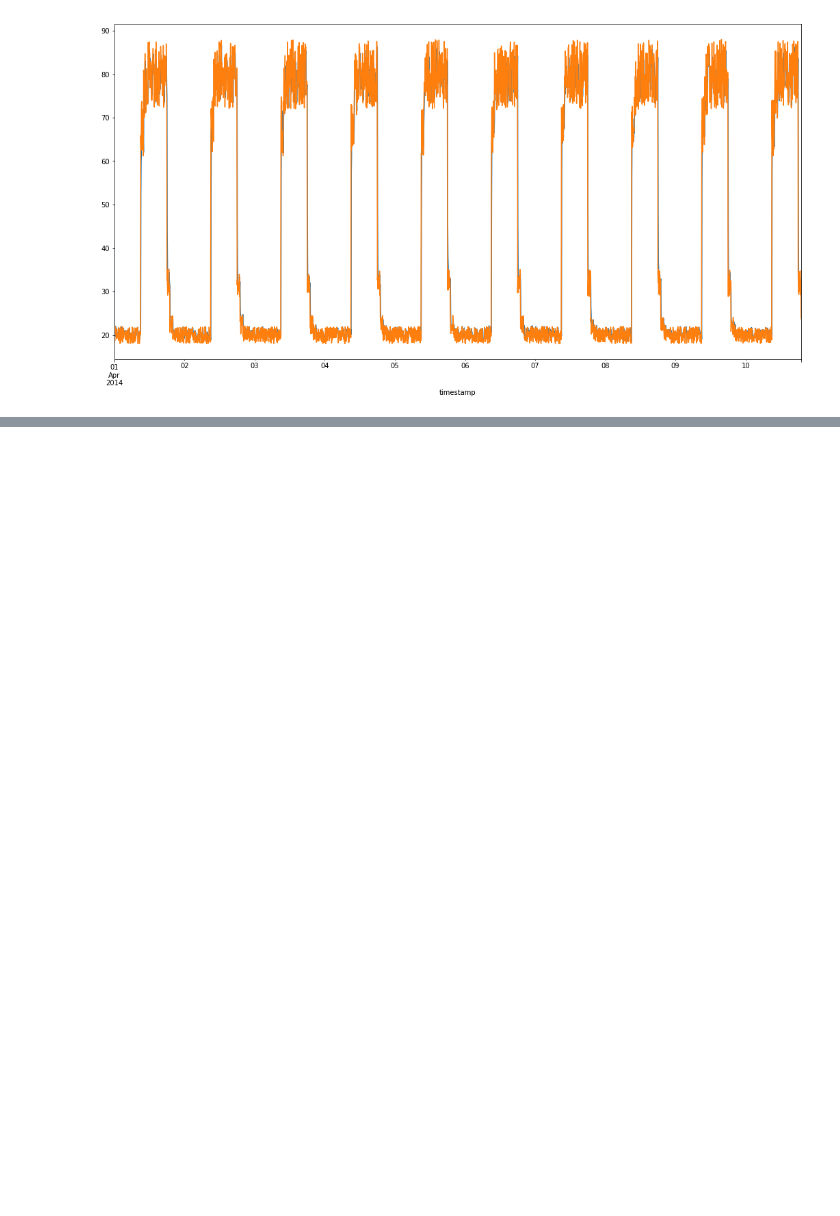
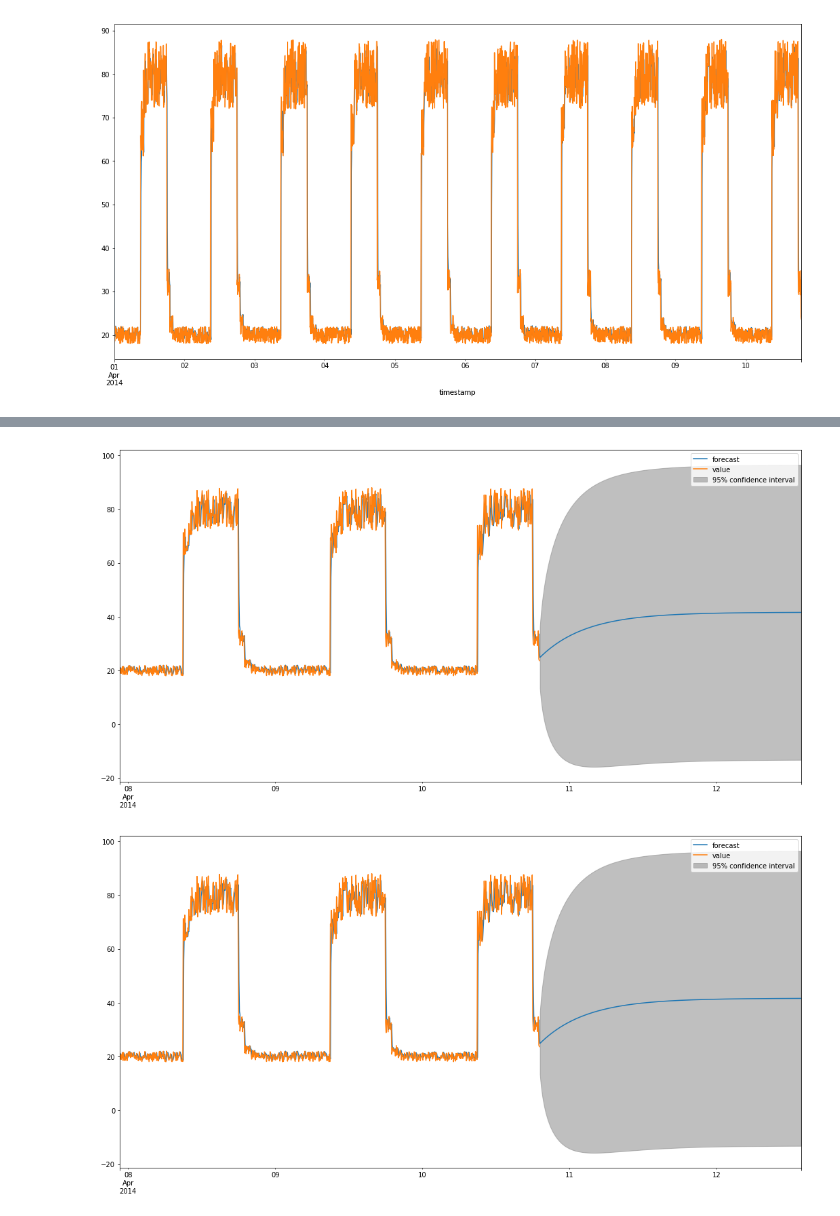
Before and after one commit to zhiyedan/cmserver-jupyter, a Jupyter notebook: timeSeries/cm_monitor_analy/analysis/aws_data-no-anonimal-arima.ipynb, the cells around one changed output, grey strips where cells are left out. Saved outputs shown, nothing was run; the diff lists cells and outputs as text; code cells hidden in the pictures; blank space fills up the shorter version.

```diff
--- a/timeSeries/cm_monitor_analy/analysis/aws_data-no-anonimal-arima.ipynb
+++ b/timeSeries/cm_monitor_analy/analysis/aws_data-no-anonimal-arima.ipynb
@@ -116,0 +130,5 @@ plt.show()
+# %%
+model_fit.plot_predict(start=2000,end=3333)
+# %% [output]
+[figure, added]
+[figure, added]
```
Also changed, not shown: parts of 9 cells of this notebook, 3 other files.
